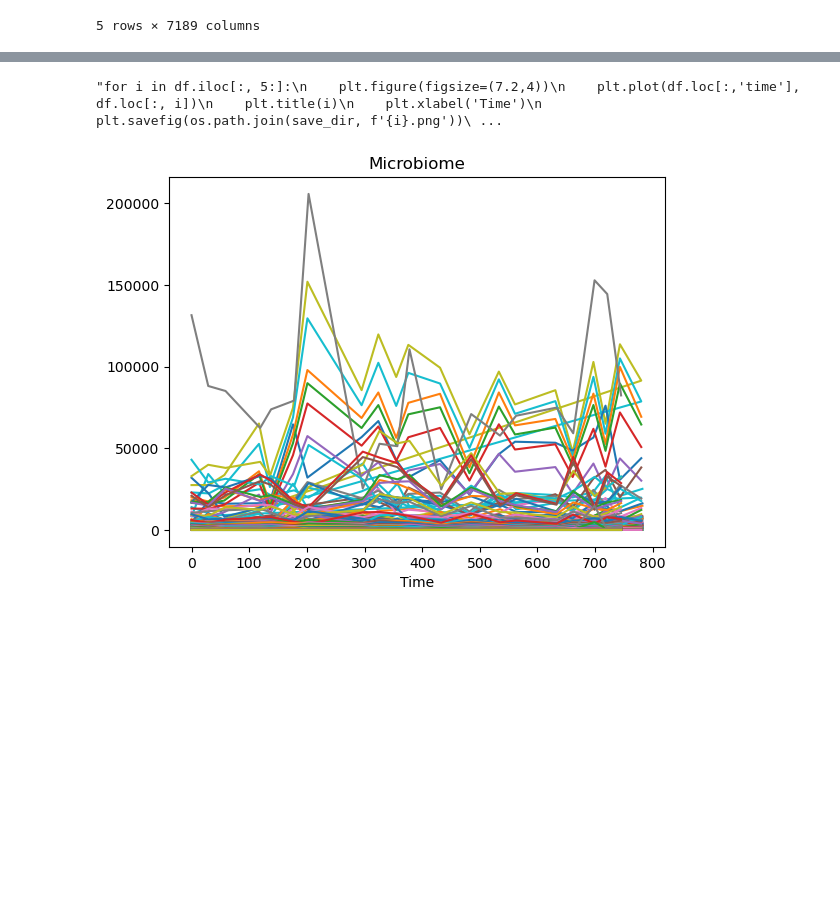
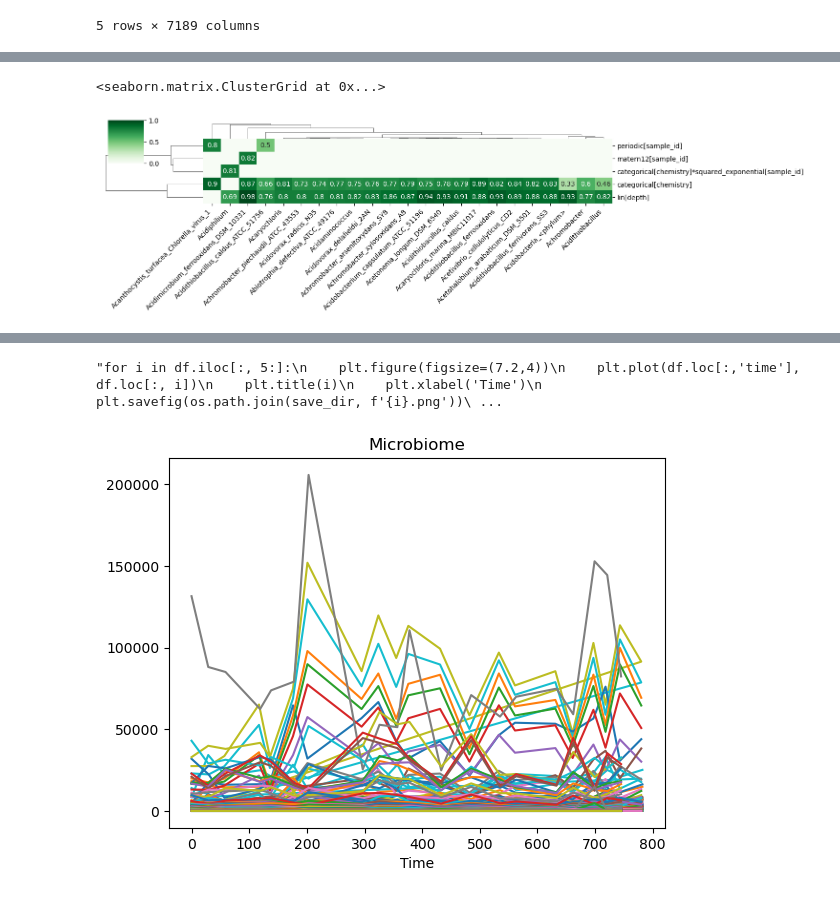
Before and after one commit to omicsEye/waveome, a Jupyter notebook: examples/Marine_microbiome/wavome_marine.ipynb, the cells around one changed output, grey strips where cells are left out. Saved outputs shown, nothing was run; the diff lists cells and outputs as text; code cells hidden in the pictures; blank space fills up the shorter version.

```diff
--- a/examples/Marine_microbiome/wavome_marine.ipynb
+++ b/examples/Marine_microbiome/wavome_marine.ipynb
@@ -47,0 +80,5 @@ Dimension of dataset: (42, 7194)
+# %%
+gps.plot_heatmap()
+# %% [output]
+<seaborn.matrix.ClusterGrid at 0x...>
+[figure, added]
```
Also changed, not shown: parts of 9 cells of this notebook.
